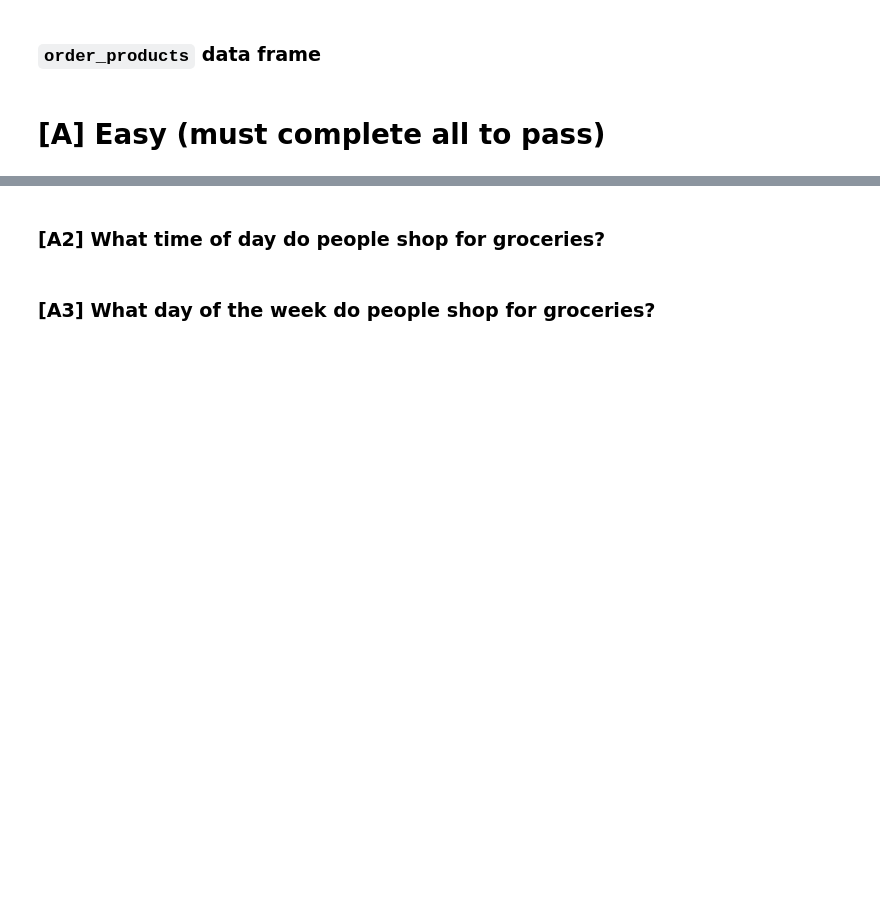
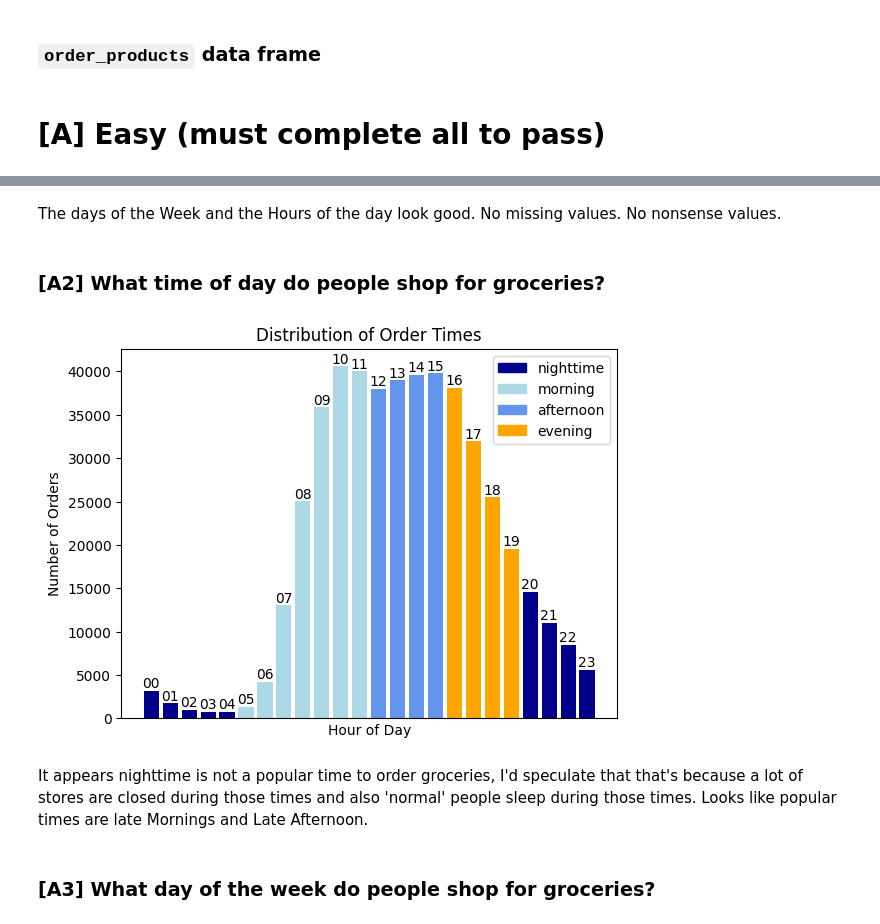
Before and after one commit to Malokingi/EDA-Project, a Jupyter notebook: EDA_notebook.ipynb, the cells around one changed output, grey strips where cells are left out. Cells and saved outputs as stored; diff of their text form; code cells hidden in the pictures; blank space fills up the shorter version.

```diff
--- a/EDA_notebook.ipynb
+++ b/EDA_notebook.ipynb
@@ -63,9 +64,11 @@ i_df['user_order_number'] = i_df['user_order_number'].astype('uint8')
 # print(np.array_equal(i_df['user_order_number'], i_df['user_order_number'].astype('uint8')))
 i_df['day_of_week_numeral'] = i_df['day_of_week_numeral'].astype('uint8')
 # print(np.array_equal(i_df['day_of_week_numeral'], i_df['day_of_week_numeral'].astype('uint8')))
+# print(np.array_equal(i_df['order_hour_of_day'], i_df['order_hour_of_day'].astype('uint8')))
 i_df['order_hour_of_day'] = i_df['order_hour_of_day'].astype('uint8')
-# print(np.array_equal(i_df['order_hour_of_day'], i_df['order_hour_of_day'].astype('uint8')))
-# print(np.array_equal(i_df['days_since_prior_order'], i_df['days_since_prior_order'].astype('float16')))
+i_df['days_since_prior_order'] = i_df['days_since_prior_order'].fillna(-1)
+# print(np.array_equal(i_df['days_since_prior_order'], i_df['days_since_prior_order'].astype('int8')))
+i_df['days_since_prior_order'] = i_df['days_since_prior_order'].astype('int8')
 # print_lots_of_info(i_df)
 # %% [markdown]
 ### `products` data frame
@@ -149,4 +183,49 @@ o_df['reordered'] = o_df['reordered'].astype('uint8')
+# %% [markdown]
+The days of the Week and the Hours of the day look good. No missing values. No nonsense values.
 # %% [markdown]
 ### [A2] What time of day do people shop for groceries?
+# %%
+# Make an optically pleasing color scheme
+colors=[
+    'darkblue','darkblue','darkblue','darkblue','darkblue', # Nighttime 20-04
+    'lightblue','lightblue','lightblue','lightblue','lightblue','lightblue','lightblue', # Morning 05-11
+    'cornflowerblue','cornflowerblue','cornflowerblue','cornflowerblue', # Afternoon 12-15
+    'orange','orange','orange','orange', # Evening 16-19
+    'darkblue','darkblue','darkblue','darkblue' # Nighttime 20-04
+]
+color_labels = {
+    'nighttime': 'darkblue',
+    'morning': 'lightblue',
+    'afternoon': 'cornflowerblue',
+    'evening': 'orange'
+}
+
+# compute the histogram
+hist, bins = np.histogram(i_df['order_hour_of_day'], bins=24)
+
+# create the plot
+fig, ax = plt.subplots()
+for i in range(len(bins) - 1):
+    time_bin = (bins[i], bins[i+1])
+    color=colors[i]
+    ax.bar(i, hist[i], color=color)
+    ax.text(i, hist[i]+0.005, '{:02d}'.format(i), ha='center', va='bottom') # Set the hourly labels to the top of the bars
+
+# customize the plot
+ax.set_xticks([]) # Hide the ticks at the bottom, since I already have that information at the top
+ax.set_xlabel('Hour of Day')
+ax.set_ylabel('Number of Orders')
+ax.set_title('Distribution of Order Times')
+
+# make a handy legend
+handles = [plt.Rectangle((0,0),1,1, color=color_labels[label]) for label in color_labels]
+labels = color_labels.keys()
+ax.legend(handles, labels)
+
+plt.show()
+# %% [output]
+[figure, added]
+# %% [markdown]
+It appears nighttime is not a popular time to order groceries, I'd speculate that that's because a lot of stores are closed during those times and also 'normal' people sleep during those times. Looks like popular times are late Mornings and Late Afternoon.
 # %% [markdown]
 ### [A3] What day of the week do people shop for groceries?
```
Also changed, not shown: parts of 8 cells of this notebook, 2 other files.
